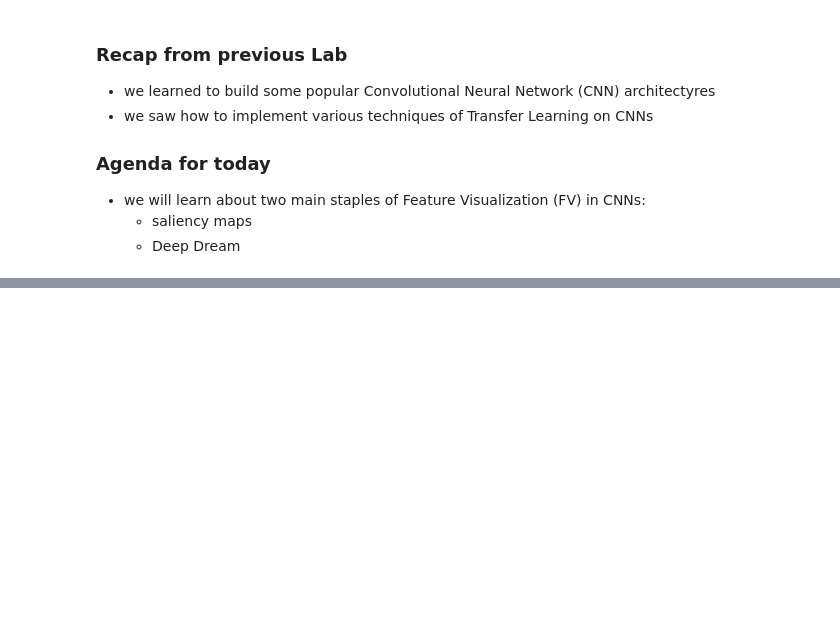
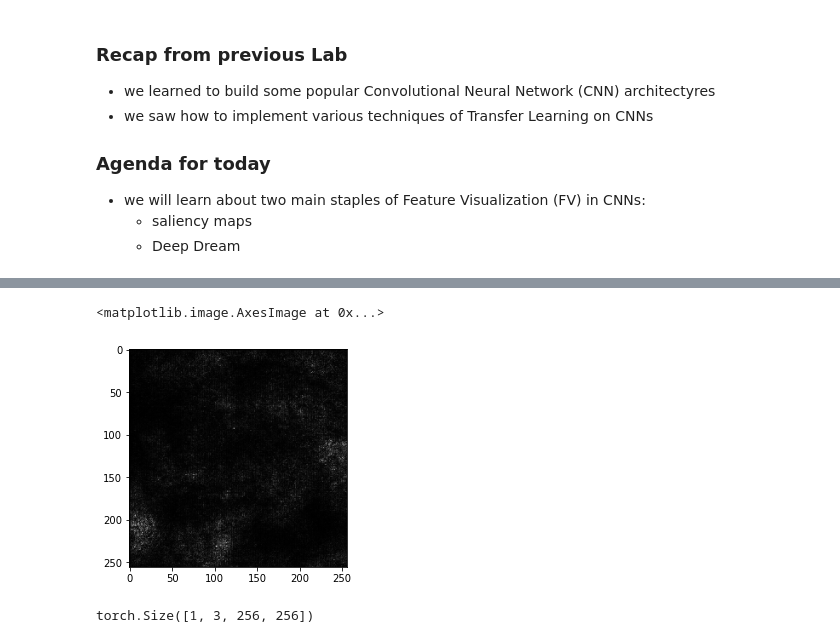
Before and after one commit to ansuini/DSSC_DL_2021, a Jupyter notebook: labs/08-feature-viz.ipynb, the cells around one changed output, grey strips where cells are left out. Saved outputs shown, nothing was run; the diff lists cells and outputs as text; code cells hidden in the pictures; blank space fills up the shorter version.

```diff
--- a/labs/08-feature-viz.ipynb
+++ b/labs/08-feature-viz.ipynb
@@ -53,0 +151,11 @@ $M_{ij}^{(+)} = \max\{M_{ij}, 0\};~~M_{ij}^{(-)} = - \min\{M_{ij}, 0\}$
+# %%
+smap = get_saliency_map(img, net)
+# %%
+plt.imshow(smap, cmap="gray")
+# %% [output]
+<matplotlib.image.AxesImage at 0x...>
+[figure, added]
+# %%
+img.shape
+# %% [output]
+torch.Size([1, 3, 256, 256])
```
Also changed, not shown: parts of 63 cells of this notebook, 4 other files.
